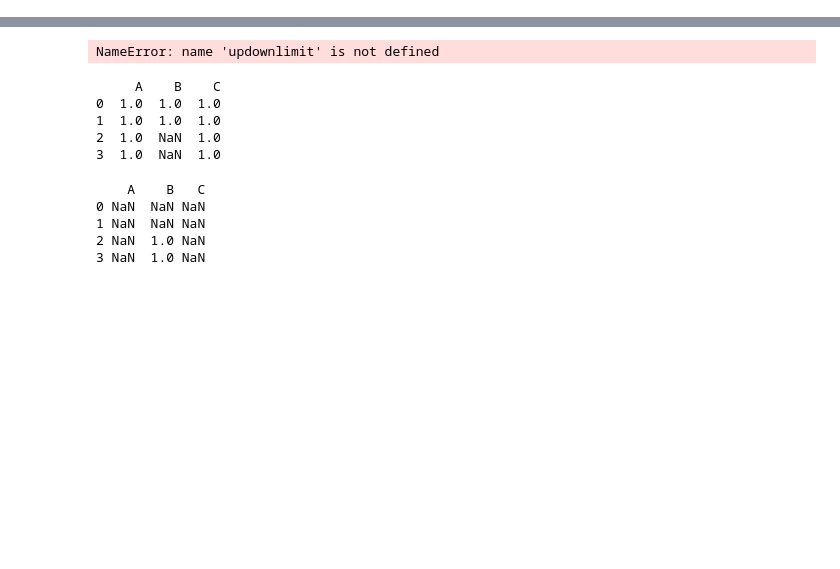
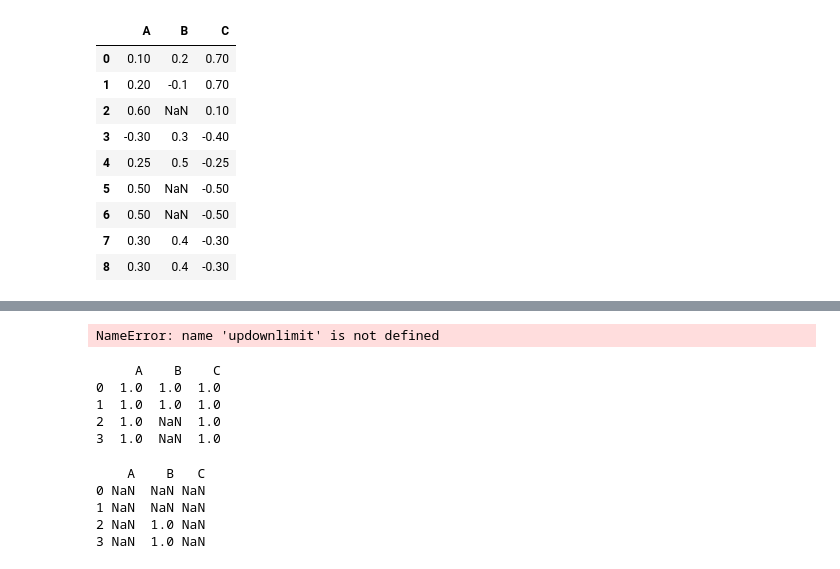
Before and after one commit to Alert-Wang/ipynb, a Jupyter notebook: updaownlimit.ipynb, the cells around one changed output, grey strips where cells are left out. Saved outputs shown, nothing was run; the diff lists cells and outputs as text; code cells hidden in the pictures; blank space fills up the shorter version.

```diff
--- a/updaownlimit.ipynb
+++ b/updaownlimit.ipynb
@@ -97,0 +331,8 @@ print df_weight
+# %%
+df_price_pct = pd.DataFrame(np.array([[ 0.01  ,  0.1  ,  0.01  ]
+                                             ,[ 0.01  ,  0.01  ,  0.01  ]]),columns=['A','B','C'])
+df_weight = pd.DataFrame(np.array([[ 0.25 ,  0.25 ,  0.5 ]
+                                  ,[ 0.1 ,  0.1 ,  0.8 ]]),columns=['A','B','C'])
+array_final = np.array([[ 0.33333333,  0.        ,  0.66666667],
+                    [ 0.1       ,  0.1       ,  0.8       ]])
+result = updownlimit(df_price_pct,df_weight)
@@ -98,3 +452,16 @@ print df_weight
+# %%
+df_weight
+# %% [output]
+|  | A | B | C |
+| 0 | 0.10 | 0.2 | 0.70 |
+| 1 | 0.20 | -0.1 | 0.70 |
+| 2 | 0.60 | NaN | 0.10 |
+| 3 | -0.30 | 0.3 | -0.40 |
+| 4 | 0.25 | 0.5 | -0.25 |
+| 5 | 0.50 | NaN | -0.50 |
+| 6 | 0.50 | NaN | -0.50 |
+| 7 | 0.30 | 0.4 | -0.30 |
+| 8 | 0.30 | 0.4 | -0.30 |
 # %%
 updownlimit(df_price_pct,df_weight)
 # %% [output]
```
Also changed, not shown: parts of 31 cells of this notebook, 5 other files.
